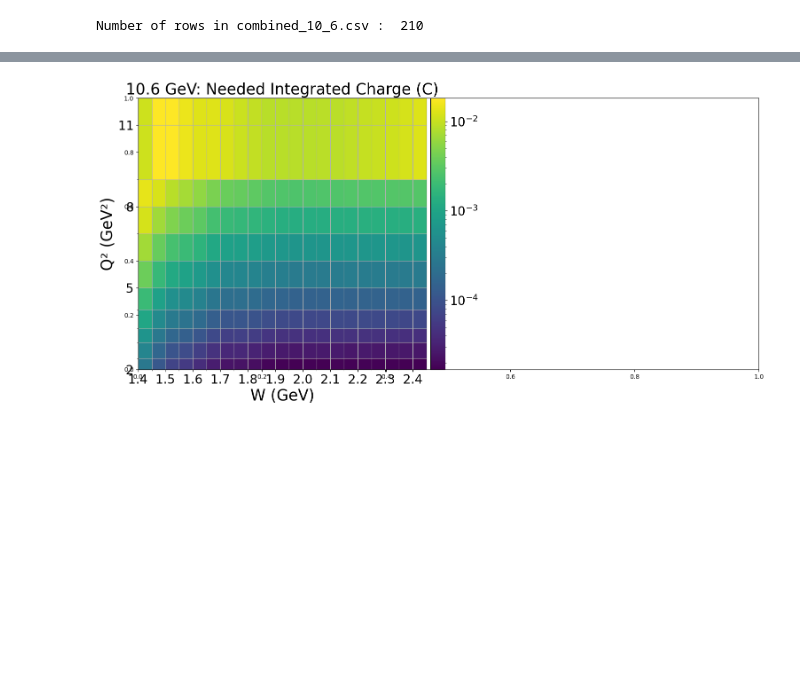
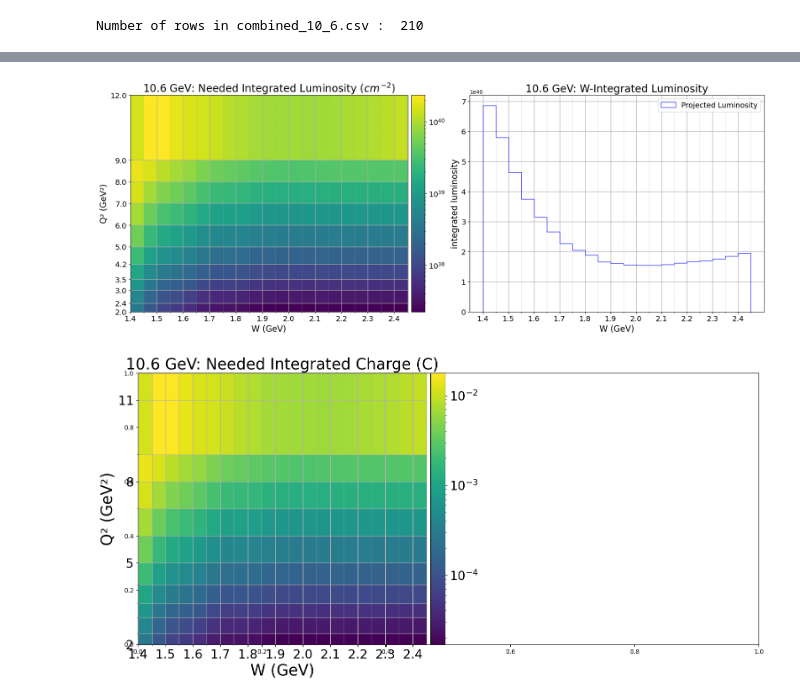
Before and after one commit to aosmond98/clas12, a Jupyter notebook: python/10_6GeV_acceptance_etc.ipynb, the cells around one changed output, grey strips where cells are left out. Drawn from its saved outputs; the diff is of its cells as text; code cells hidden in the pictures; blank space fills up the shorter version.

```diff
--- a/python/10_6GeV_acceptance_etc.ipynb
+++ b/python/10_6GeV_acceptance_etc.ipynb
@@ -489,3 +424,51 @@ plt.show()
+# %%
+# Binning
+major_xticks = np.arange(1.4, 2.5, 0.1)
+minor_xticks = np.arange(1.4, 2.5, 0.05)
+
+fig, axes = plt.subplots(1, 2, figsize=(18, 7))  # left and right panels
+
+# ----------- LEFT: 2D luminosity
+ax = axes[0]
+hist = ax.hist2d(hist_10_6_gev_sim.w_val.to_numpy(), hist_10_6_gev_sim.q2_val.to_numpy(),
+    bins=[bin_x, bin_y], cmap='viridis', density=False, cmin=0, norm=mpl.colors.LogNorm(), weights=hist_10_6_gev_sim.lumi_elec)
+
+ax.set_title('10.6 GeV: Needed Integrated Luminosity ($cm^{-2}$)', fontsize=20)
+ax.set_xlabel('W (GeV)', fontsize=16)
+ax.set_ylabel('Q² (GeV²)', fontsize=16)
+ax.set_xticks(major_xticks)
+ax.set_xticks(minor_xticks, minor=True)
+ax.set_yticks(bin_y)
+ax.tick_params(axis='both', which='major', labelsize=14)
+
+ax.grid(which='major', linestyle='-', linewidth=1)
+ax.grid(which='minor', linestyle='--', linewidth=0.5, alpha=0.7)
+
+# Colorbar
+divider = make_axes_locatable(ax)
+cax = divider.append_axes("right", size="5%", pad=0.1)
+cbar = plt.colorbar(hist[3], cax=cax)
+cbar.ax.tick_params(labelsize=14)
+# cbar.set_label('Integrated Luminosity ($cm^{-2}$)', fontsize=16)
+
+# ----------- RIGHT: 1D luminosity (projection on W)
+ax = axes[1]
+ax.hist(hist_10_6_gev_sim.w_val.to_numpy(), bins=bin_x, range=(1.4, 2.5), weights=hist_10_6_gev_sim.lumi_elec, histtype='step', alpha=0.9, color='b', label='Projected Luminosity')
+
+ax.set_title('10.6 GeV: W-Integrated Luminosity', fontsize=20)
+ax.set_xlabel('W (GeV)', fontsize=16)
+ax.set_ylabel('integrated luminosity', fontsize=16)
+ax.set_xticks(major_xticks)
+ax.set_xticks(minor_xticks, minor=True)
+ax.grid(which='major', linestyle='-', linewidth=1)
+ax.grid(which='minor', linestyle='--', linewidth=0.5, alpha=0.7)
+ax.tick_params(axis='both', which='major', labelsize=14)
+ax.legend(fontsize=14)
+
+plt.tight_layout()
+plt.show()
+# %% [output]
+[figure, added]
 # %%
 # find integrated charge needed: 10.6 GeV
 from matplotlib.ticker import FormatStrFormatter
```
Also changed, not shown: parts of 7 cells of this notebook.
